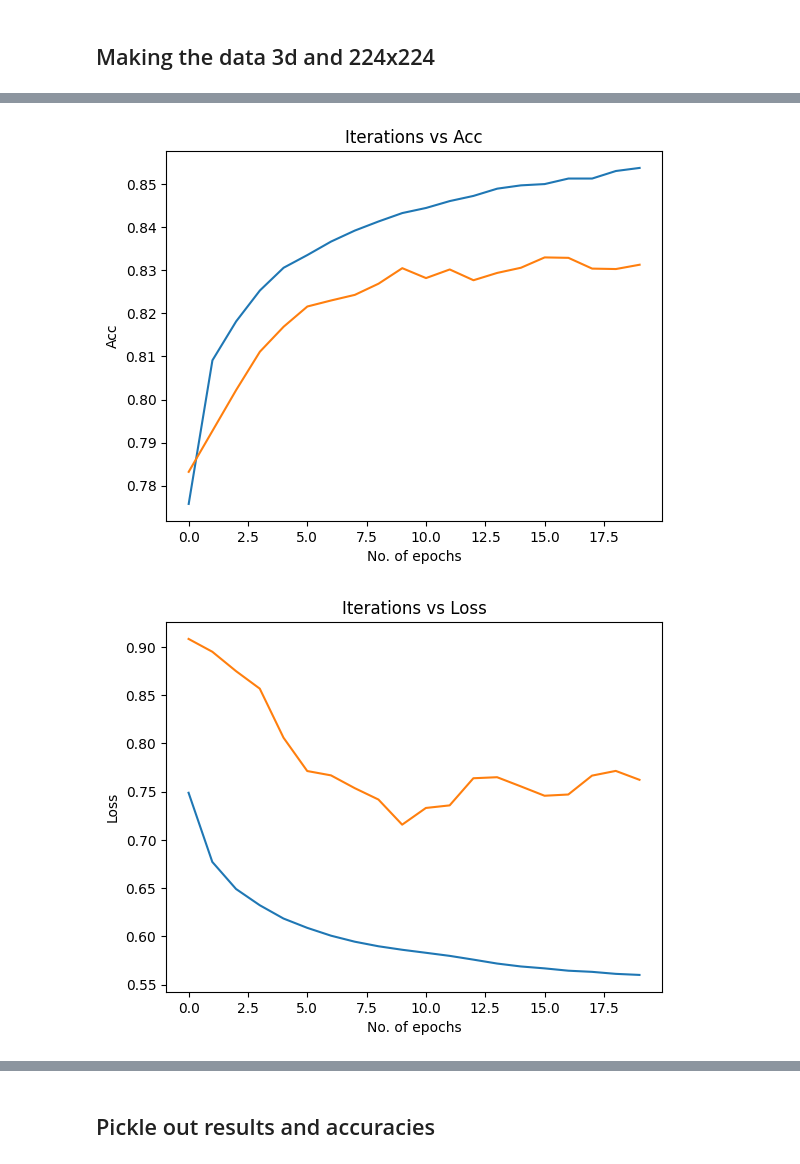
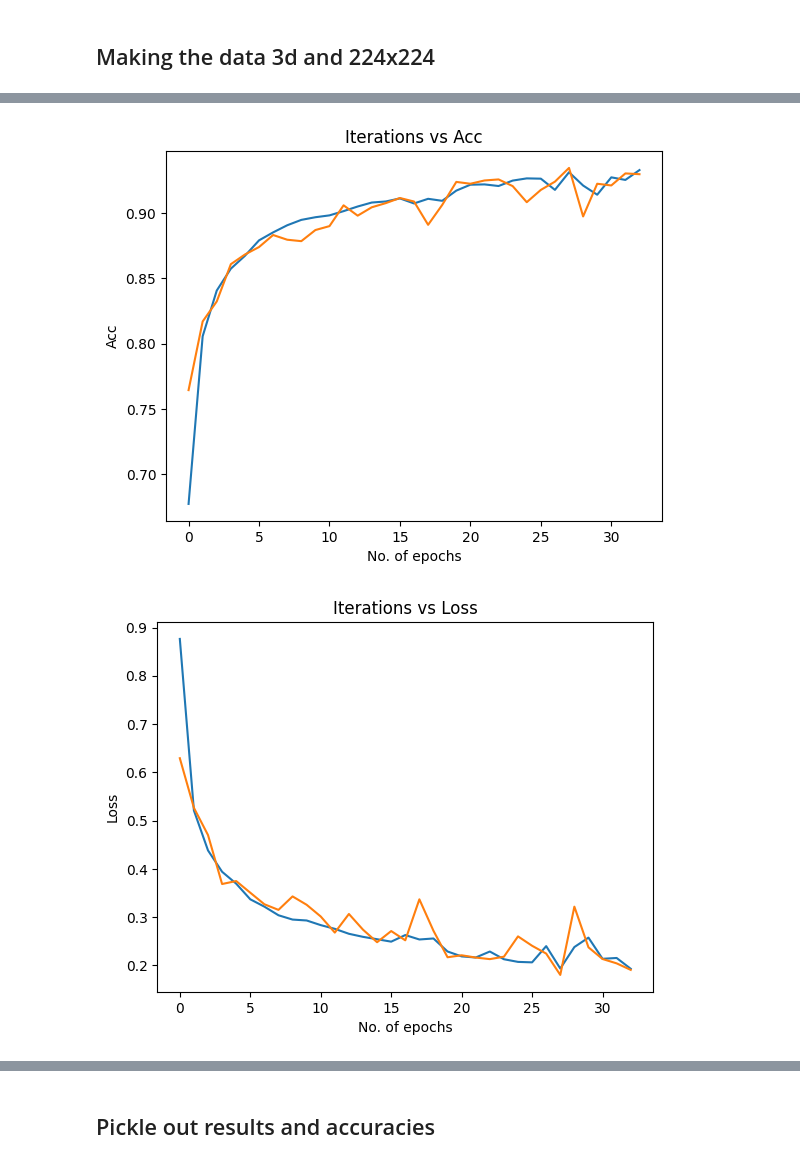
Before and after one commit to normalwalrus/NeuralNetAssignment2, a Jupyter notebook: pretrained_alexnet.ipynb, the cells around one changed output, grey strips where cells are left out. Saved outputs shown, nothing was run; the diff lists cells and outputs as text; code cells hidden in the pictures.

Commit message:
Finished up pretrained

```diff
--- a/pretrained_alexnet.ipynb
+++ b/pretrained_alexnet.ipynb
@@ -65,18 +65,20 @@ from utils import FashionMnist_Dataset
 train_dataset = FashionMnist_Dataset(train_data)
 test_dataset = FashionMnist_Dataset(test_data)
 
-BATCH_SIZE = 12
+BATCH_SIZE = 128
 
 train_loader = torch.utils.data.DataLoader(train_dataset, batch_size=BATCH_SIZE)
 test_loader = torch.utils.data.DataLoader(test_dataset, batch_size=BATCH_SIZE)
 # %%
-from utils import train_loop, test_loop
+from utils import train_loop, test_loop, EarlyStopper
 from pretrained_model import alexNet_pretrained
 
-num_epochs = 20
+num_epochs = 60
 lr = 0.001
+patience = 5
 
-model = alexNet_pretrained(train_last_layer_only= True)
+early_stopper = EarlyStopper(patience=patience, min_delta=0)
+model = alexNet_pretrained(train_last_layer_only= False)
 
 model.to(device= device)
 
@@ -100,5 +102,9 @@ for epoch in range(num_epochs):
 
     tr_loss.append(train_loss)
     te_loss.append(test_loss)
+
+    if early_stopper.early_stop(test_loss):
+        print("Done! Early stopped at {}".format(epoch))
+        break
 # %% [output]
 Using cache found in C:\Users\ianch/.cache\torch\hub\pytorch_vision_v0.10.0
@@ -122,21 +128,21 @@ Test Acc epoch 19 : 0.8313
 # %%
-plt.plot(range(num_epochs), tr_acc)
-plt.plot(range(num_epochs), te_acc)
+plt.plot(range(epoch+1), tr_acc)
+plt.plot(range(epoch+1), te_acc)
 plt.xlabel("No. of epochs")
 plt.ylabel("Acc")
 plt.title("Iterations vs Acc")
 plt.show()
 # %% [output]
-[figure, old version]
+[figure, new version]
 # %%
-plt.plot(range(num_epochs), tr_loss)
-plt.plot(range(num_epochs), te_loss)
+plt.plot(range(epoch+1), tr_loss)
+plt.plot(range(epoch+1), te_loss)
 plt.xlabel("No. of epochs")
 plt.ylabel("Loss")
 plt.title("Iterations vs Loss")
 plt.show()
 # %% [output]
-[figure, old version]
+[figure, new version]
 # %%
 print("Best Acc : {} | Best Epoch : {}".format(max(te_acc), te_acc.index(max(te_acc))))
 # %% [output]
```
Also changed, not shown: parts of 4 cells of this notebook, 23 other files.
